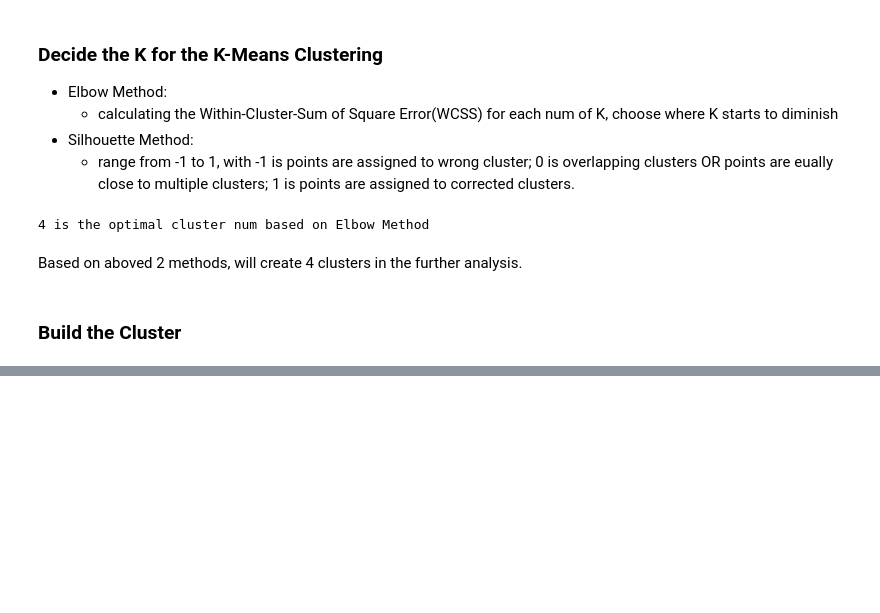
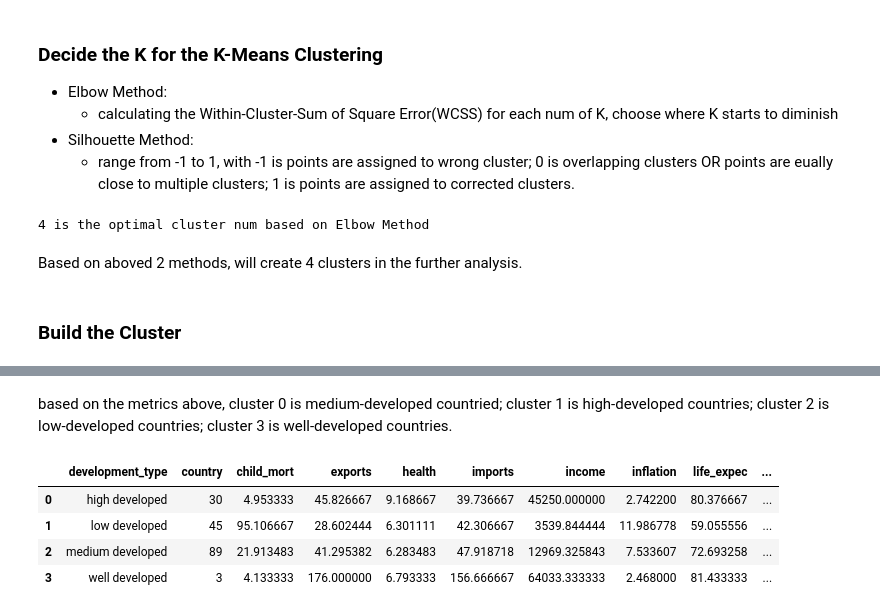
Before and after one commit to tiatsou/funding_allocation, a Jupyter notebook: aid_funding_allocation.ipynb, the cells around one changed output, grey strips where cells are left out. Saved outputs shown, nothing was run; the diff lists cells and outputs as text; code cells hidden in the pictures; blank space fills up the shorter version.

```diff
--- a/aid_funding_allocation.ipynb
+++ b/aid_funding_allocation.ipynb
@@ -245,0 +278,37 @@ Name: country, dtype: int64
+# %% [markdown]
+based on the metrics above, cluster 0 is medium-developed countried; cluster 1 is high-developed countries; cluster 2 is low-developed countries; cluster 3 is well-developed countries.
+# %%
+## rename the cluster
+df_ori['development_type'] = np.where(df_ori['cluster']==0,'medium developed',
+                                      np.where(df_ori['cluster']==1,'high developed',
+                                               np.where(df_ori['cluster']==2,'low developed',
+                                                        np.where(df_ori['cluster']==3,'well developed','attention'))))
+
+df_result = df_ori.groupby('development_type').agg({'country':'nunique',
+                                                    'child_mort':'mean',
+                                                    'exports':'mean',
+                                                    'health':'mean',
+                                                    'imports':'mean',
+                                                    'income':'mean',
+                                                    'inflation':'mean',
+                                                    'life_expec':'mean',
+                                                    'total_fer':'mean',
+                                                    'gdpp':'mean'}).reset_index()
+## color the result df for better viewing
+display(df_result.style.background_gradient())
+
+## plot it on the world map
+fig = px.choropleth(df_ori,
+              locations='country',
+              locationmode='country names',
+              template='gridon',
+              color='development_type',
+              title='Cluster Results')
+fig.update_layout(coloraxis={'colorbar':{'dtick':1}}) ## color legend only showing integer value
+fig.show()
+# %% [output]
+|  | development_type | country | child_mort | exports | health | imports | income | inflation | life_expec | ... |
+| 0 | high developed | 30 | 4.953333 | 45.826667 | 9.168667 | 39.736667 | 45250.000000 | 2.742200 | 80.376667 | ... |
+| 1 | low developed | 45 | 95.106667 | 28.602444 | 6.301111 | 42.306667 | 3539.844444 | 11.986778 | 59.055556 | ... |
+| 2 | medium developed | 89 | 21.913483 | 41.295382 | 6.283483 | 47.918718 | 12969.325843 | 7.533607 | 72.693258 | ... |
+| 3 | well developed | 3 | 4.133333 | 176.000000 | 6.793333 | 156.666667 | 64033.333333 | 2.468000 | 81.433333 | ... |
```
Also changed, not shown: parts of 12 cells of this notebook.
